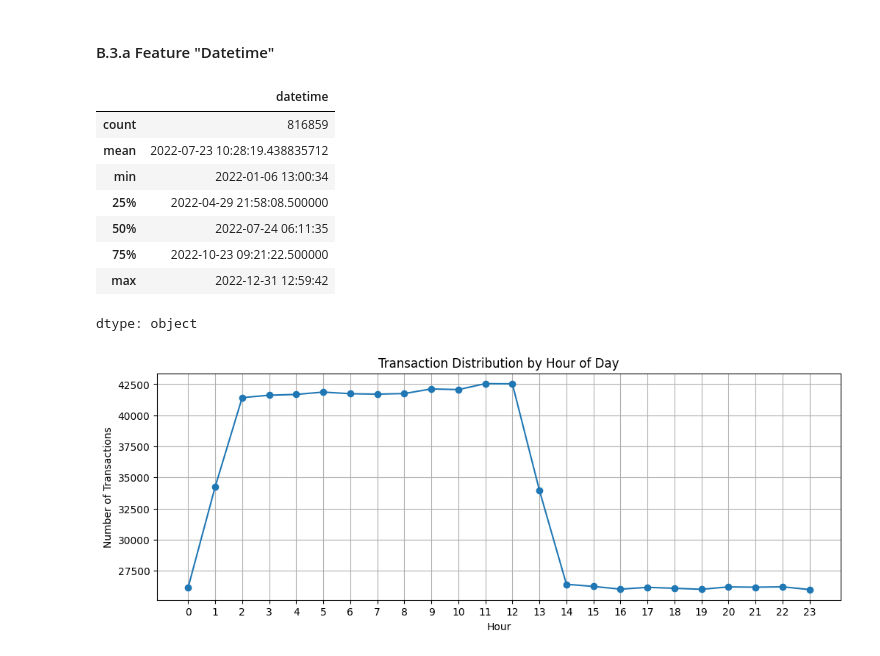
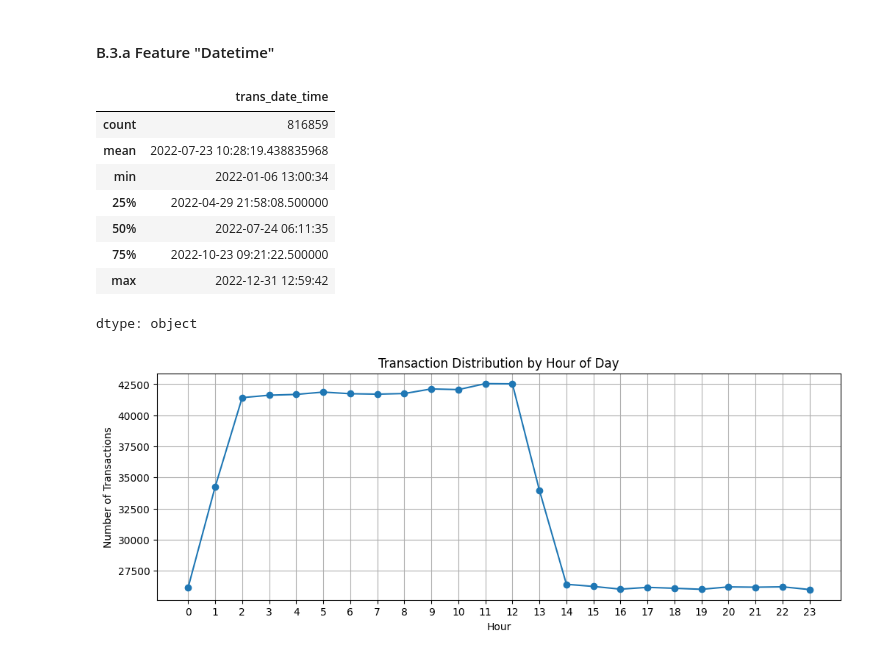
Before and after one commit to Bluebirdinsights/credit-card-transaction-prediction, a Jupyter notebook: notebooks/Bank_project_EDA.ipynb, the cells around one changed output. Saved outputs shown, nothing was run; the diff lists cells and outputs as text; code cells hidden in the pictures.

```diff
--- a/notebooks/Bank_project_EDA.ipynb
+++ b/notebooks/Bank_project_EDA.ipynb
@@ -336,10 +336,10 @@ array(['shopping_pos', 'gas_transport', 'home', 'personal_care', 'travel',
 # %%
 # Convert unix timestamp to datetime
 df_combined['unix_time'] = pd.to_numeric(df_combined['unix_time'])
-df_combined['datetime'] = pd.to_datetime(df_combined['unix_time'], unit='s')
+df_combined['trans_date_time'] = pd.to_datetime(df_combined['unix_time'], unit='s')
 
 # Plot monthly transaction counts
-monthly_counts = df_combined['datetime'].dt.month.value_counts().sort_index()
+monthly_counts = df_combined['trans_date_time'].dt.month.value_counts().sort_index()
 plt.figure(figsize=(12, 4))
 plt.bar(range(1, 13), monthly_counts)
 plt.title('Number of Transactions by Month')
@@ -419,11 +419,11 @@ plt.show()
 # %%
 # Describe datetime
 
-df_combined['datetime'].describe()
+df_combined['trans_date_time'].describe()
 # %% [output]
-|  | datetime |
+|  | trans_date_time |
 | count | 816859 |
-| mean | 2022-07-23 10:28:19.438835712 |
+| mean | 2022-07-23 10:28:19.438835968 |
 | min | 2022-01-06 13:00:34 |
 | 25% | 2022-04-29 21:58:08.500000 |
 | 50% | 2022-07-24 06:11:35 |
```
Also changed, not shown: parts of 12 cells of this notebook, 2 other files.
